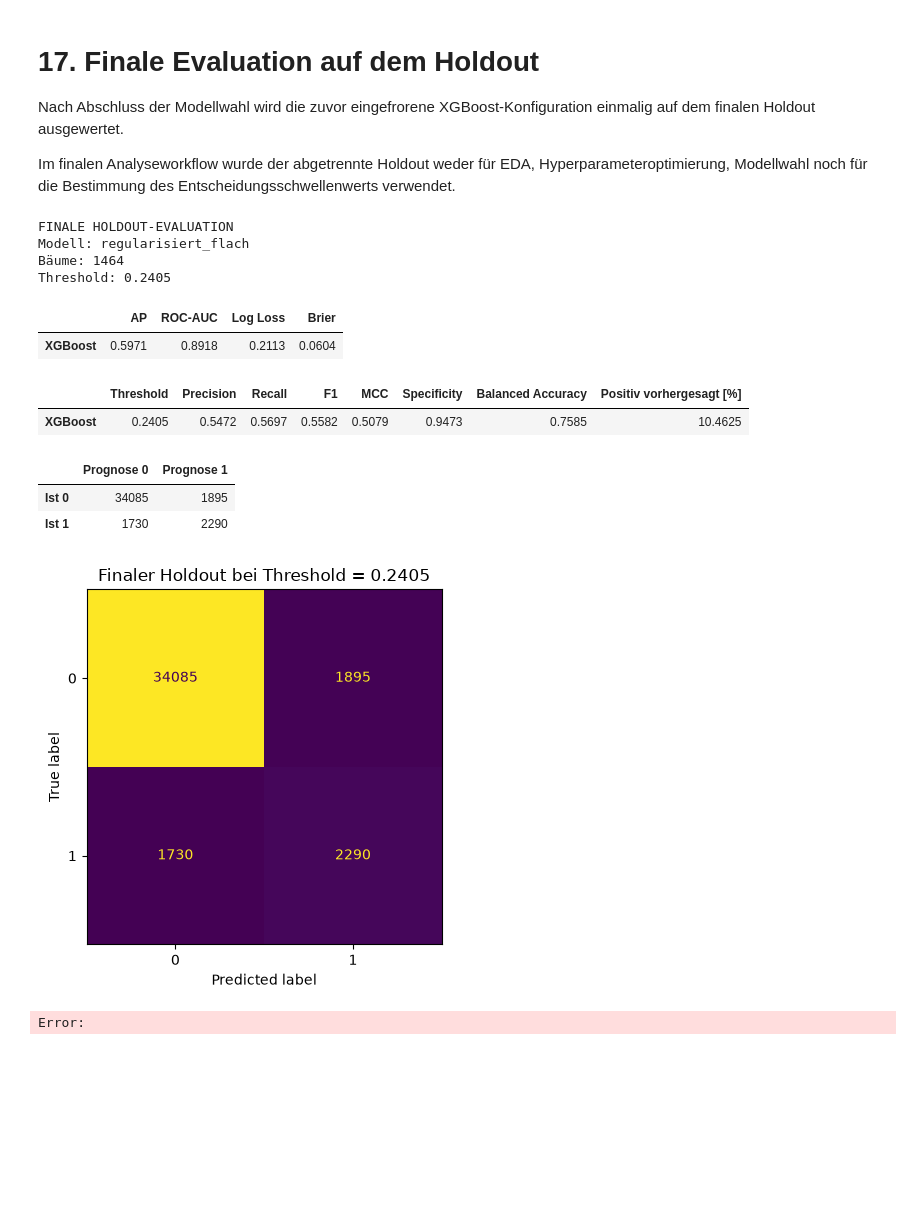
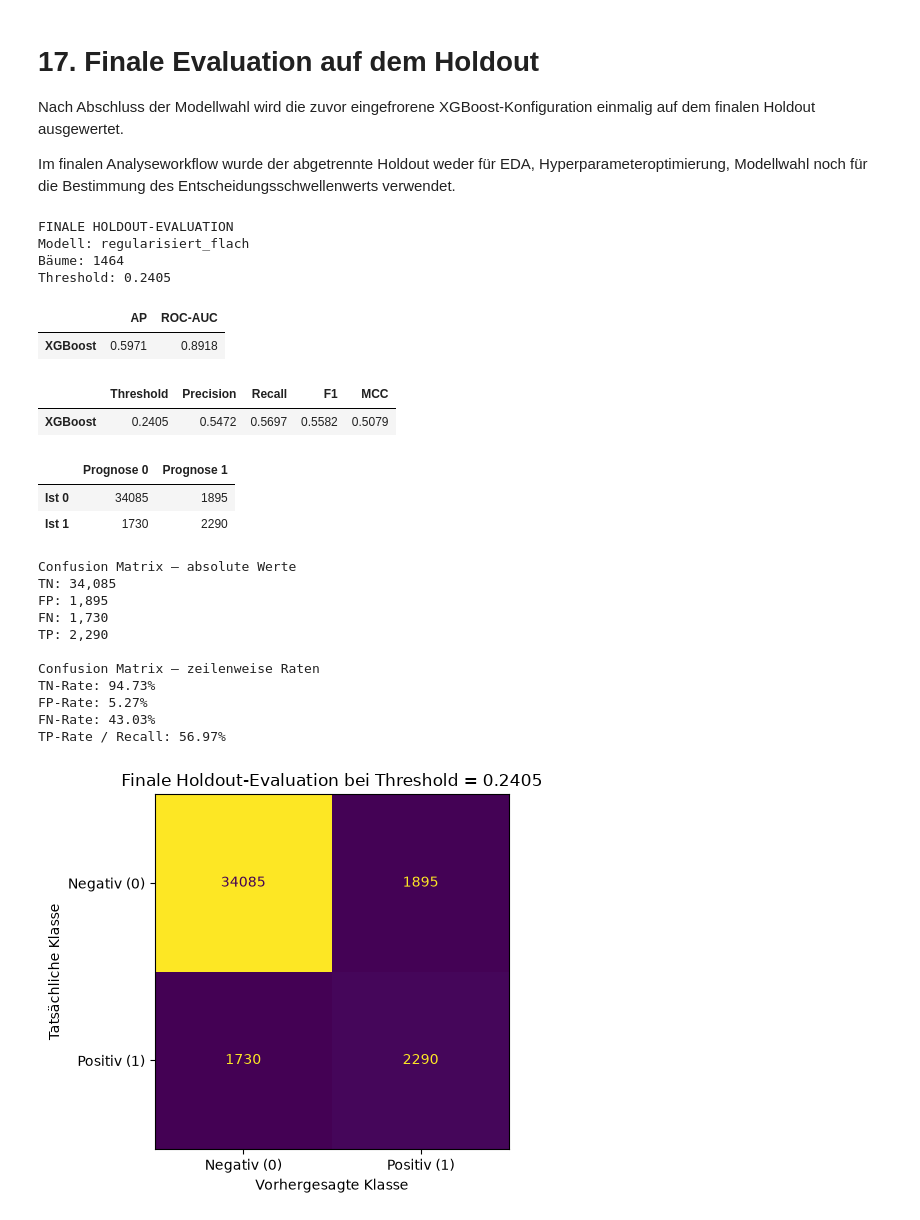
Before and after one commit to Cypshu/ADA_Project, a Jupyter notebook: Ang/Santander_Analysis_Final_Masterentwurf.ipynb, the cells around one changed output. Cells and saved outputs as stored; diff of their text form; code cells hidden in the pictures; blank space fills up the shorter version.

```diff
--- a/Ang/Santander_Analysis_Final_Masterentwurf.ipynb
+++ b/Ang/Santander_Analysis_Final_Masterentwurf.ipynb
@@ -1987,7 +1998,7 @@ oof_predictions[model_name] = np.nan
 count_encoding_details = []
 
 for fold, (train_idx, validation_idx) in enumerate(
-    outer_cv.split(X_dev, y_dev),
+    outer_splits,
     start=1,
 ):
     X_outer_train = X_dev.iloc[train_idx]
@@ -2188,8 +2199,6 @@ fold_summary = (
         AP_Std=("AP", "std"),
         ROC_AUC_Mittel=("ROC-AUC", "mean"),
         ROC_AUC_Std=("ROC-AUC", "std"),
-        Log_Loss_Mittel=("Log Loss", "mean"),
-        Brier_Mittel=("Brier", "mean"),
     )
     .sort_values(
         "AP_Mittel",
@@ -2497,7 +2514,6 @@ from sklearn.metrics import (
     recall_score,
     f1_score,
     matthews_corrcoef,
-    balanced_accuracy_score,
 )
 
 best_model_name = fold_summary["AP_Mittel"].idxmax()
@@ -2519,17 +2535,12 @@ best_threshold = float(thresholds[best_f1_idx])
 def threshold_metrics(y_true, probabilities, threshold):
     predictions = (np.asarray(probabilities) >= threshold).astype(int)
     matrix = confusion_matrix(y_true, predictions)
-    tn, fp, _, _ = matrix.ravel()
-    specificity = tn / (tn + fp) if (tn + fp) else np.nan
     return {
         "Threshold": threshold,
         "Precision": precision_score(y_true, predictions, zero_division=0),
         "Recall": recall_score(y_true, predictions, zero_division=0),
         "F1": f1_score(y_true, predictions, zero_division=0),
         "MCC": matthews_corrcoef(y_true, predictions),
-        "Specificity": specificity,
-        "Balanced Accuracy": balanced_accuracy_score(y_true, predictions),
-        "Positiv vorhergesagt [%]": 100 * predictions.mean(),
     }, matrix
 
 
@@ -2554,13 +2565,15 @@ for ax, (policy, matrix) in zip(
 ):
     ConfusionMatrixDisplay(
         confusion_matrix=matrix,
-        display_labels=["0", "1"],
+        display_labels=["Negativ (0)", "Positiv (1)"],
     ).plot(
         ax=ax,
         colorbar=False,
         values_format="d",
     )
 
+    ax.set_xlabel("Vorhergesagte Klasse")
+    ax.set_ylabel("Tatsächliche Klasse")
     ax.set_title(policy)
 
 fig.suptitle(
@@ -2588,10 +2601,14 @@ fig, ax = plt.subplots(figsize=(8, 5))
 ax.plot(thresholds, precision_curve[:-1], label="Precision")
 ax.plot(thresholds, recall_curve[:-1], label="Recall")
 ax.plot(thresholds, f1_values, label="F1")
-ax.axvline(best_threshold, linestyle="--", label=f"Max-F1 Threshold = {best_threshold:.3f}")
+ax.axvline(
+    best_threshold,
+    linestyle="--",
+    label=f"Max-F1-Schwellenwert = {best_threshold:.3f}",
+)
 ax.set_title(f"OOF-Schwellenwertanalyse: {best_model_name}")
-ax.set_xlabel("Threshold")
-ax.set_ylabel("Score")
+ax.set_xlabel("Entscheidungsschwellenwert")
+ax.set_ylabel("Kennzahl")
 ax.set_xlim(0, np.quantile(thresholds, 0.99))
 ax.legend()
 ax.grid(alpha=0.3)
@@ -2787,6 +2807,8 @@ if ALLOW_FINAL_HOLDOUT_EVALUATION:
         columns=["Prognose 0", "Prognose 1"],
     )
 
+    tn, fp, fn, tp = holdout_matrix.ravel()
+
     print("FINALE HOLDOUT-EVALUATION")
     print(f"Modell: {xgb_final_candidate}")
     print(f"Bäume: {xgb_final_trees}")
@@ -2795,6 +2817,18 @@ if ALLOW_FINAL_HOLDOUT_EVALUATION:
     display(holdout_probability_results)
     display(holdout_threshold_results)
     display(holdout_confusion_matrix)
+
+    print("\nConfusion Matrix – absolute Werte")
+    print(f"TN: {tn:,}")
+    print(f"FP: {fp:,}")
+    print(f"FN: {fn:,}")
+    print(f"TP: {tp:,}")
+
+    print("\nConfusion Matrix – zeilenweise Raten")
+    print(f"TN-Rate: {tn / (tn + fp):.2%}")
+    print(f"FP-Rate: {fp / (tn + fp):.2%}")
+    print(f"FN-Rate: {fn / (fn + tp):.2%}")
+    print(f"TP-Rate / Recall: {tp / (fn + tp):.2%}")
 
     fig, ax = plt.subplots(figsize=(5, 4.5))
 
@@ -2814,42 +2848,49 @@ if ALLOW_FINAL_HOLDOUT_EVALUATION:
     )
 
     plt.tight_layout()
 
     save_figure(
         fig,
         "final_holdout_confusion_matrix",
     )
 
     plt.show()
 
     holdout_probability_results.to_csv(
         RESULT_DIR / "final_holdout_probability_metrics.csv"
     )
 
     holdout_threshold_results.to_csv(
         RESULT_DIR / "final_holdout_threshold_metrics.csv"
     )
 
     holdout_confusion_matrix.to_csv(
         RESULT_DIR / "final_holdout_confusion_matrix.csv"
     )
-
-else:
-    print("Finaler Holdout bleibt GESPERRT.")
 # %% [output]
 FINALE HOLDOUT-EVALUATION
 Modell: regularisiert_flach
 Bäume: 1464
 Threshold: 0.2405
-|  | AP | ROC-AUC | Log Loss | Brier |
-| XGBoost | 0.5971 | 0.8918 | 0.2113 | 0.0604 |
+|  | AP | ROC-AUC |
+| XGBoost | 0.5971 | 0.8918 |
-|  | Threshold | Precision | Recall | F1 | MCC | Specificity | Balanced Accuracy | Positiv vorhergesagt [%] |
-| XGBoost | 0.2405 | 0.5472 | 0.5697 | 0.5582 | 0.5079 | 0.9473 | 0.7585 | 10.4625 |
+|  | Threshold | Precision | Recall | F1 | MCC |
+| XGBoost | 0.2405 | 0.5472 | 0.5697 | 0.5582 | 0.5079 |
 |  | Prognose 0 | Prognose 1 |
 | Ist 0 | 34085 | 1895 |
 | Ist 1 | 1730 | 2290 |
+Confusion Matrix – absolute Werte
+TN: 34,085
+FP: 1,895
+FN: 1,730
+TP: 2,290
+
+Confusion Matrix – zeilenweise Raten
+TN-Rate: 94.73%
+FP-Rate: 5.27%
+FN-Rate: 43.03%
+TP-Rate / Recall: 56.97%
-[figure, old version]
+[figure, new version]
-Error:
 # %% [markdown]
 **Ergebnis:** Die XGBoost-Konfiguration und der Entscheidungsschwellenwert
 wurden vor der finalen Auswertung ausschließlich auf den Development-Daten
```
Also changed, not shown: parts of 30 cells of this notebook.
